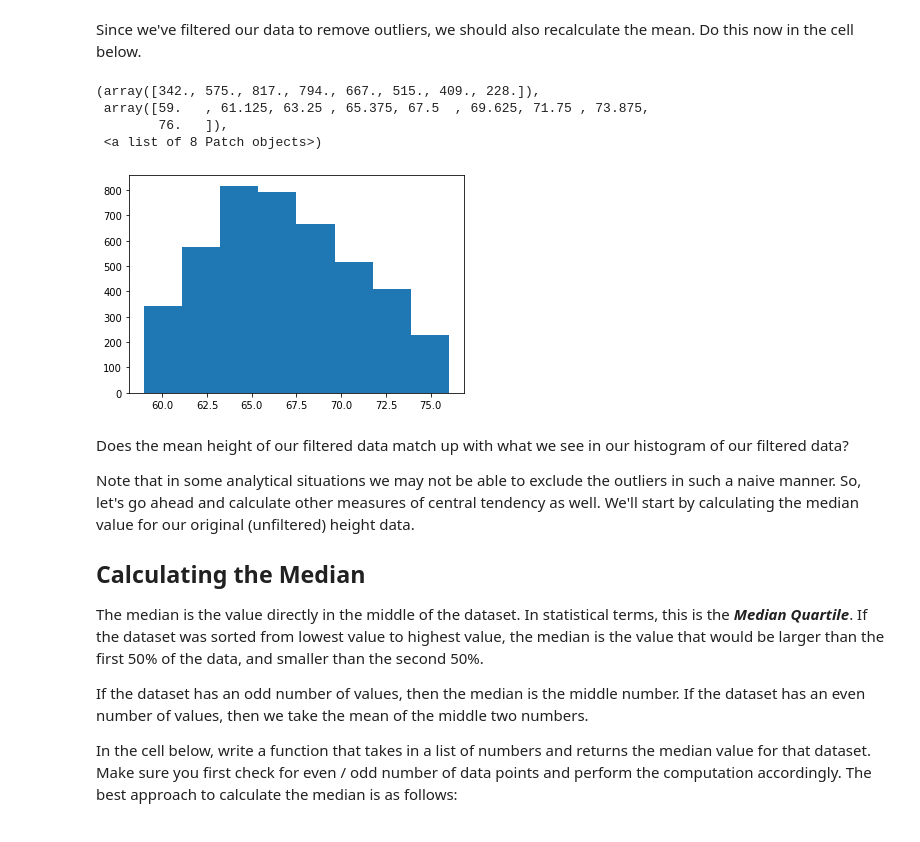
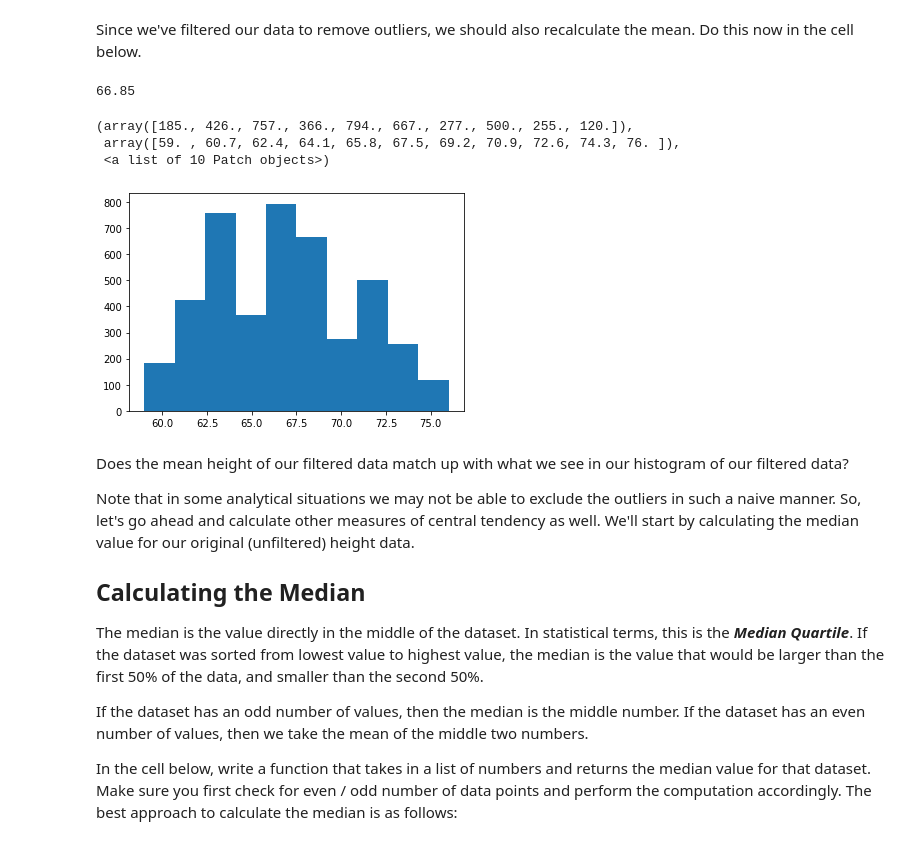
Before and after one commit to andiosika/dsc-implementing-statistics-with-functions-lab-online-ds-ft-100719, a Jupyter notebook: index.ipynb, the cells around one changed output. Saved outputs shown, nothing was run; the diff lists cells and outputs as text; code cells hidden in the pictures.

```diff
--- a/index.ipynb
+++ b/index.ipynb
@@ -116,12 +128,17 @@ Perform following tasks:
 * Return the new list
 # %%
 def filter_list(listA):
+
     listB = []
-    for h in listA:
-        if h < 80:
-            listB.append(h)
+    for i in listA:
+        if i < 80:
+            listB.append(i)
+
+
+
+    # Perform filtering here  in a for loop
+
     return listB
-
 
 test = [60, 70, 80, 90]
 filter_list(test) # [60, 70]
@@ -140,15 +176,18 @@ Now that we have filtered the outliers out of our data, let's recreate our histo
 Since we've filtered our data to remove outliers, we should also recalculate the mean.  Do this now in the cell below.
 # %%
 # Get the mean of the new filtered_height list using our get_mean() function
-plt.hist(filtered_height, bins = 8)
+get_mean(filtered_height)
 
 # 66.85
 # %% [output]
-(array([342., 575., 817., 794., 667., 515., 409., 228.]),
- array([59.   , 61.125, 63.25 , 65.375, 67.5  , 69.625, 71.75 , 73.875,
-        76.   ]),
- <a list of 8 Patch objects>)
+66.85
-[figure, removed]
+# %%
+plt.hist(filtered_height)
+# %% [output]
+(array([185., 426., 757., 366., 794., 667., 277., 500., 255., 120.]),
+ array([59. , 60.7, 62.4, 64.1, 65.8, 67.5, 69.2, 70.9, 72.6, 74.3, 76. ]),
+ <a list of 10 Patch objects>)
+[figure, added]
 # %% [markdown]
 Does the mean height of our filtered data match up with what we see in our histogram of our filtered data?
 
```
Also changed, not shown: parts of 21 cells of this notebook.
